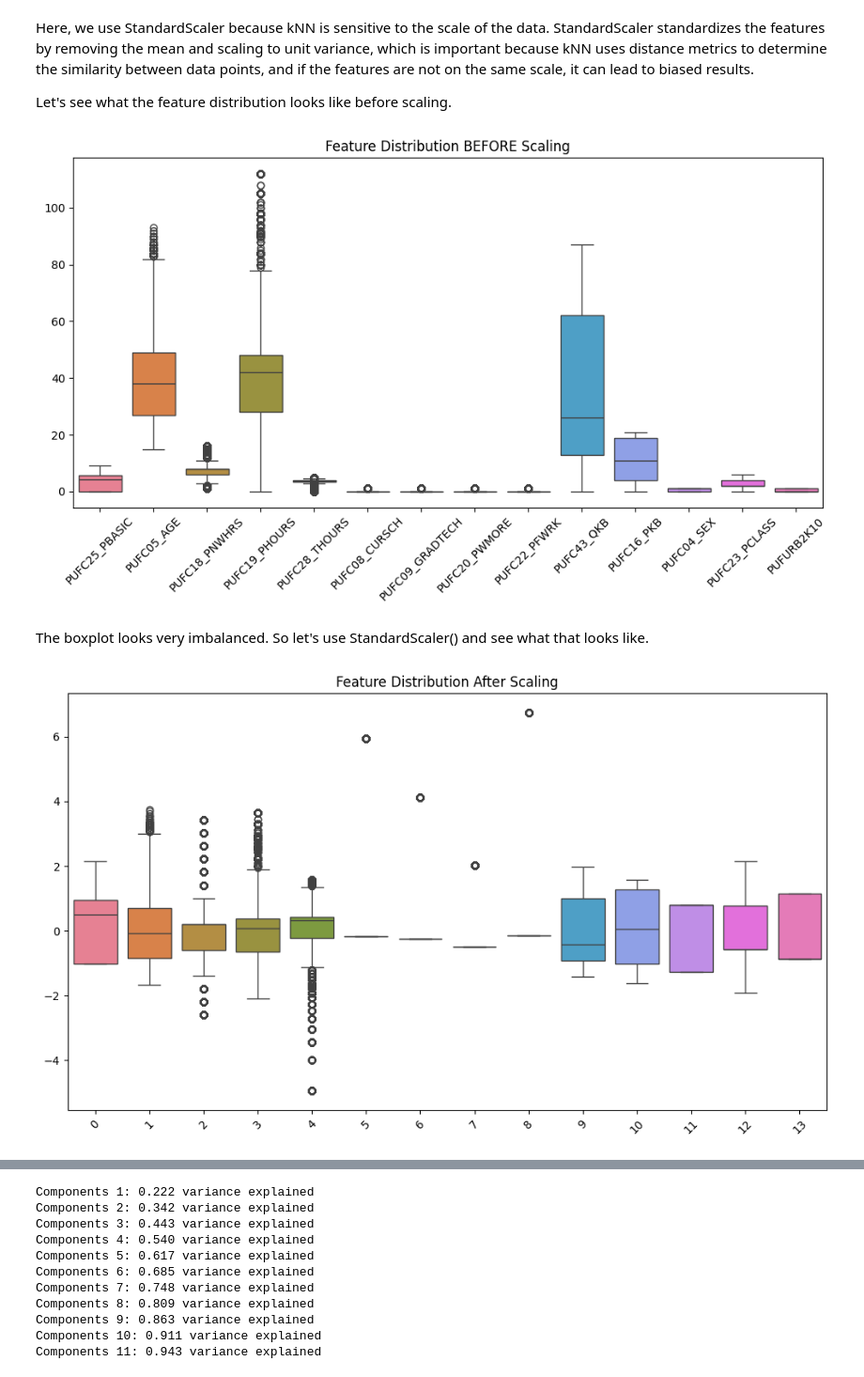
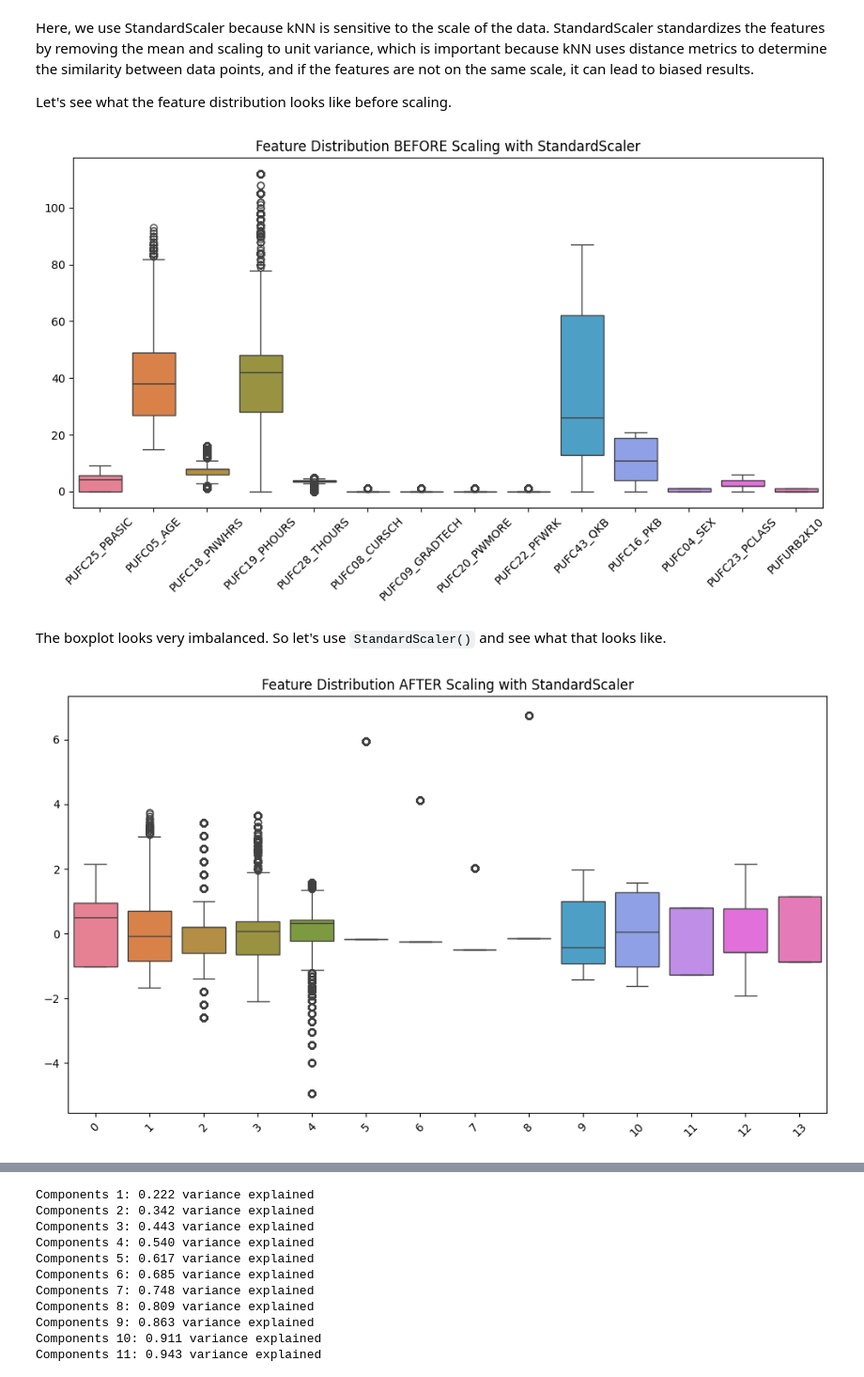
Before and after one commit to clavzno/STINTSY, a Jupyter notebook: kNN_model.ipynb, the cells around one changed output, grey strips where cells are left out. Shown: that part at 94% size. Saved outputs shown, nothing was run; the diff lists cells and outputs as text; code cells hidden in the pictures.

```diff
--- a/kNN_model.ipynb
+++ b/kNN_model.ipynb
@@ -168,14 +198,14 @@ Let's see what the feature distribution looks like before scaling.
 # %%
 plt.figure(figsize=(10, 6))
 sns.boxplot(data=pd.DataFrame(X_train))
-plt.title('Feature Distribution BEFORE Scaling')
+plt.title('Feature Distribution BEFORE Scaling with StandardScaler')
 plt.xticks(rotation=45)
 plt.tight_layout()
 plt.show()
 # %% [output]
-[figure, old version]
+[figure, new version]
 # %% [markdown]
-The boxplot looks very imbalanced. So let's use StandardScaler() and see what that looks like.
+The boxplot looks very imbalanced. So let's use `StandardScaler()` and see what that looks like.
 # %%
 stdscaler = StandardScaler()
 X_scaled = stdscaler.fit_transform(X_train)
@@ -183,10 +213,10 @@ X_scaled = stdscaler.fit_transform(X_train)
 # before PCA after scaling
 plt.figure(figsize=(10, 6))
 sns.boxplot(data=pd.DataFrame(X_scaled))
-plt.title('Feature Distribution After Scaling')
+plt.title('Feature Distribution AFTER Scaling with StandardScaler')
 plt.xticks(rotation=45)
 plt.tight_layout()
 plt.show()
 # %% [output]
-[figure, old version]
+[figure, new version]
 # %% [markdown]
```
Also changed, not shown: parts of 22 cells of this notebook.
